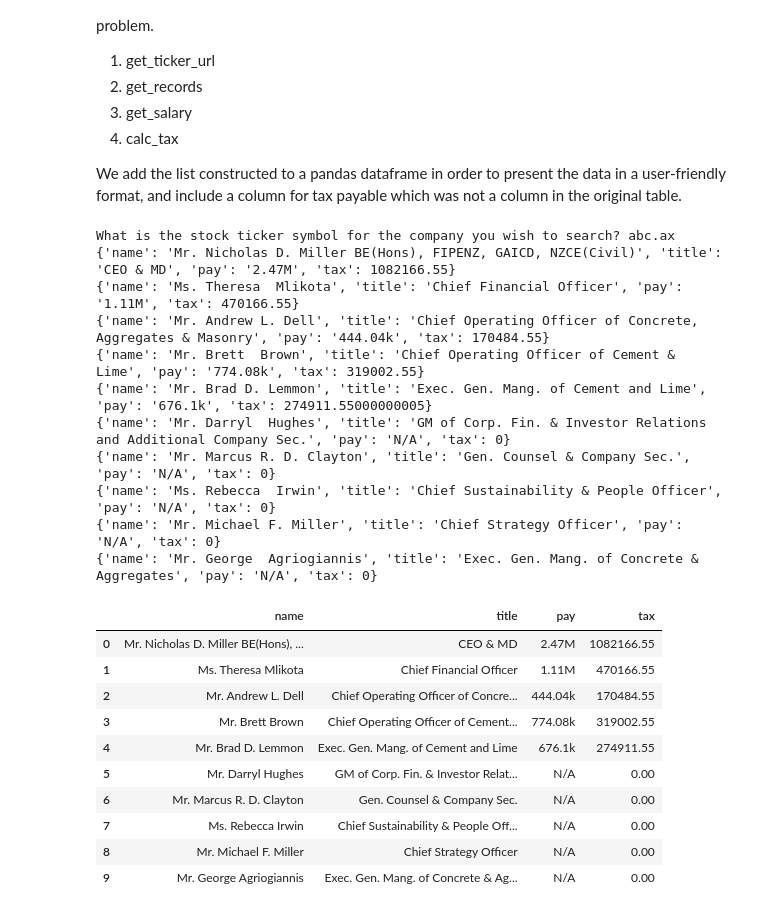
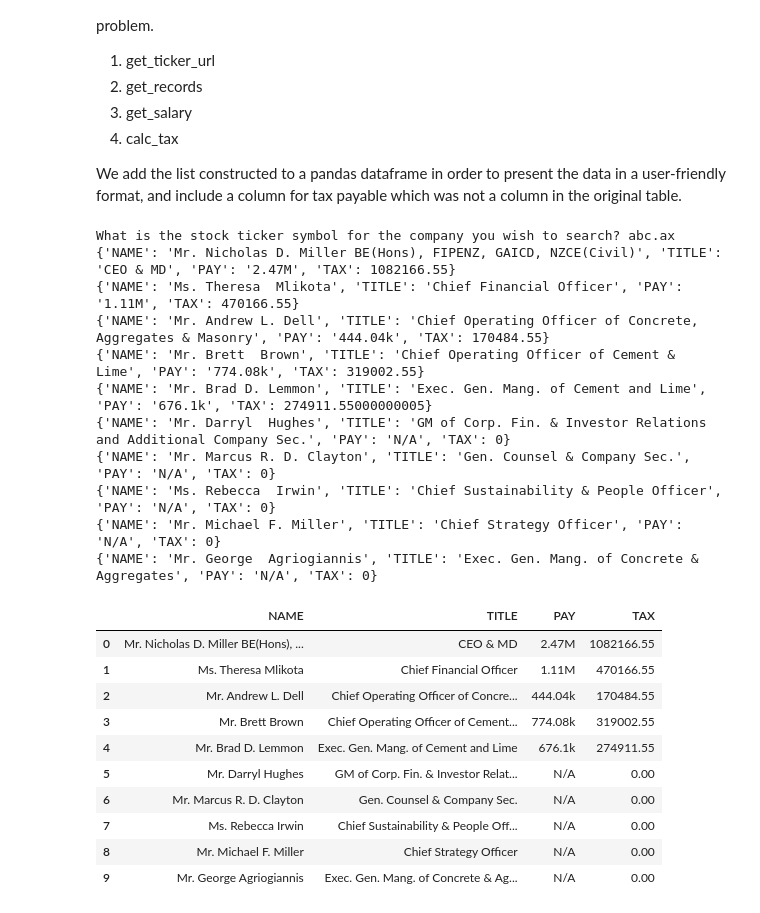
Before and after one commit to DaveWates/Assignment-ISYS5002, a Jupyter notebook: Assignment6.ipynb, the cells around one changed output. Drawn from its saved outputs; the diff is of its cells as text; code cells hidden in the pictures.

```diff
--- a/Assignment6.ipynb
+++ b/Assignment6.ipynb
@@ -387,7 +387,7 @@ def get_records(soup):
   for row in rows:
      data = row.find_all('td')
      data = [x.text.strip() for x in data]
-     record = {'name': data[0], 'title': data[1], 'pay': data[2]}
+     record = {'NAME': data[0], 'TITLE': data[1], 'PAY': data[2]}
      list_of_records.append(record)
 
   return list_of_records
@@ -421,34 +421,34 @@ We add the list constructed to a pandas dataframe in order to present the data i
 # %%
 ticker_symbol = input('What is the stock ticker symbol for the company you wish to search? ')
 wd.get(get_ticker_url(ticker_symbol))
 
 soup = BeautifulSoup(wd.page_source, 'html.parser')
 table = soup.find('table')
 body = table.find('tbody')
 list_of_records = get_records(soup)
 
 for idx in range(len(list_of_records)):
-  salary = get_salary(list_of_records[idx]['pay'])
+  salary = get_salary(list_of_records[idx]['PAY'])
   tax = calc_tax(salary)
-  list_of_records[idx]['tax'] = tax
+  list_of_records[idx]['TAX'] = tax
   # Debugging message, just to see what is being added, comment out once program is working
   print(list_of_records[idx])
 # Add to pandas dataframe, only works because we created a list of dictionaires
 records_df = pd.DataFrame.from_records(list_of_records)
 records_df
 # %% [output]
 What is the stock ticker symbol for the company you wish to search? abc.ax
-{'name': 'Mr. Nicholas D. Miller BE(Hons), FIPENZ, GAICD, NZCE(Civil)', 'title': 'CEO & MD', 'pay': '2.47M', 'tax': 1082166.55}
-{'name': 'Ms. Theresa  Mlikota', 'title': 'Chief Financial Officer', 'pay': '1.11M', 'tax': 470166.55}
-{'name': 'Mr. Andrew L. Dell', 'title': 'Chief Operating Officer of Concrete, Aggregates & Masonry', 'pay': '444.04k', 'tax': 170484.55}
-{'name': 'Mr. Brett  Brown', 'title': 'Chief Operating Officer of Cement & Lime', 'pay': '774.08k', 'tax': 319002.55}
-{'name': 'Mr. Brad D. Lemmon', 'title': 'Exec. Gen. Mang. of Cement and Lime', 'pay': '676.1k', 'tax': 274911.55000000005}
-{'name': 'Mr. Darryl  Hughes', 'title': 'GM of Corp. Fin. & Investor Relations and Additional Company Sec.', 'pay': 'N/A', 'tax': 0}
-{'name': 'Mr. Marcus R. D. Clayton', 'title': 'Gen. Counsel & Company Sec.', 'pay': 'N/A', 'tax': 0}
-{'name': 'Ms. Rebecca  Irwin', 'title': 'Chief Sustainability & People Officer', 'pay': 'N/A', 'tax': 0}
-{'name': 'Mr. Michael F. Miller', 'title': 'Chief Strategy Officer', 'pay': 'N/A', 'tax': 0}
-{'name': 'Mr. George  Agriogiannis', 'title': 'Exec. Gen. Mang. of Concrete & Aggregates', 'pay': 'N/A', 'tax': 0}
+{'NAME': 'Mr. Nicholas D. Miller BE(Hons), FIPENZ, GAICD, NZCE(Civil)', 'TITLE': 'CEO & MD', 'PAY': '2.47M', 'TAX': 1082166.55}
+{'NAME': 'Ms. Theresa  Mlikota', 'TITLE': 'Chief Financial Officer', 'PAY': '1.11M', 'TAX': 470166.55}
+{'NAME': 'Mr. Andrew L. Dell', 'TITLE': 'Chief Operating Officer of Concrete, Aggregates & Masonry', 'PAY': '444.04k', 'TAX': 170484.55}
+{'NAME': 'Mr. Brett  Brown', 'TITLE': 'Chief Operating Officer of Cement & Lime', 'PAY': '774.08k', 'TAX': 319002.55}
+{'NAME': 'Mr. Brad D. Lemmon', 'TITLE': 'Exec. Gen. Mang. of Cement and Lime', 'PAY': '676.1k', 'TAX': 274911.55000000005}
+{'NAME': 'Mr. Darryl  Hughes', 'TITLE': 'GM of Corp. Fin. & Investor Relations and Additional Company Sec.', 'PAY': 'N/A', 'TAX': 0}
+{'NAME': 'Mr. Marcus R. D. Clayton', 'TITLE': 'Gen. Counsel & Company Sec.', 'PAY': 'N/A', 'TAX': 0}
+{'NAME': 'Ms. Rebecca  Irwin', 'TITLE': 'Chief Sustainability & People Officer', 'PAY': 'N/A', 'TAX': 0}
+{'NAME': 'Mr. Michael F. Miller', 'TITLE': 'Chief Strategy Officer', 'PAY': 'N/A', 'TAX': 0}
+{'NAME': 'Mr. George  Agriogiannis', 'TITLE': 'Exec. Gen. Mang. of Concrete & Aggregates', 'PAY': 'N/A', 'TAX': 0}
-|  | name | title | pay | tax |
+|  | NAME | TITLE | PAY | TAX |
 | 0 | Mr. Nicholas D. Miller BE(Hons), ... | CEO & MD | 2.47M | 1082166.55 |
 | 1 | Ms. Theresa Mlikota | Chief Financial Officer | 1.11M | 470166.55 |
 | 2 | Mr. Andrew L. Dell | Chief Operating Officer of Concre... | 444.04k | 170484.55 |
```
